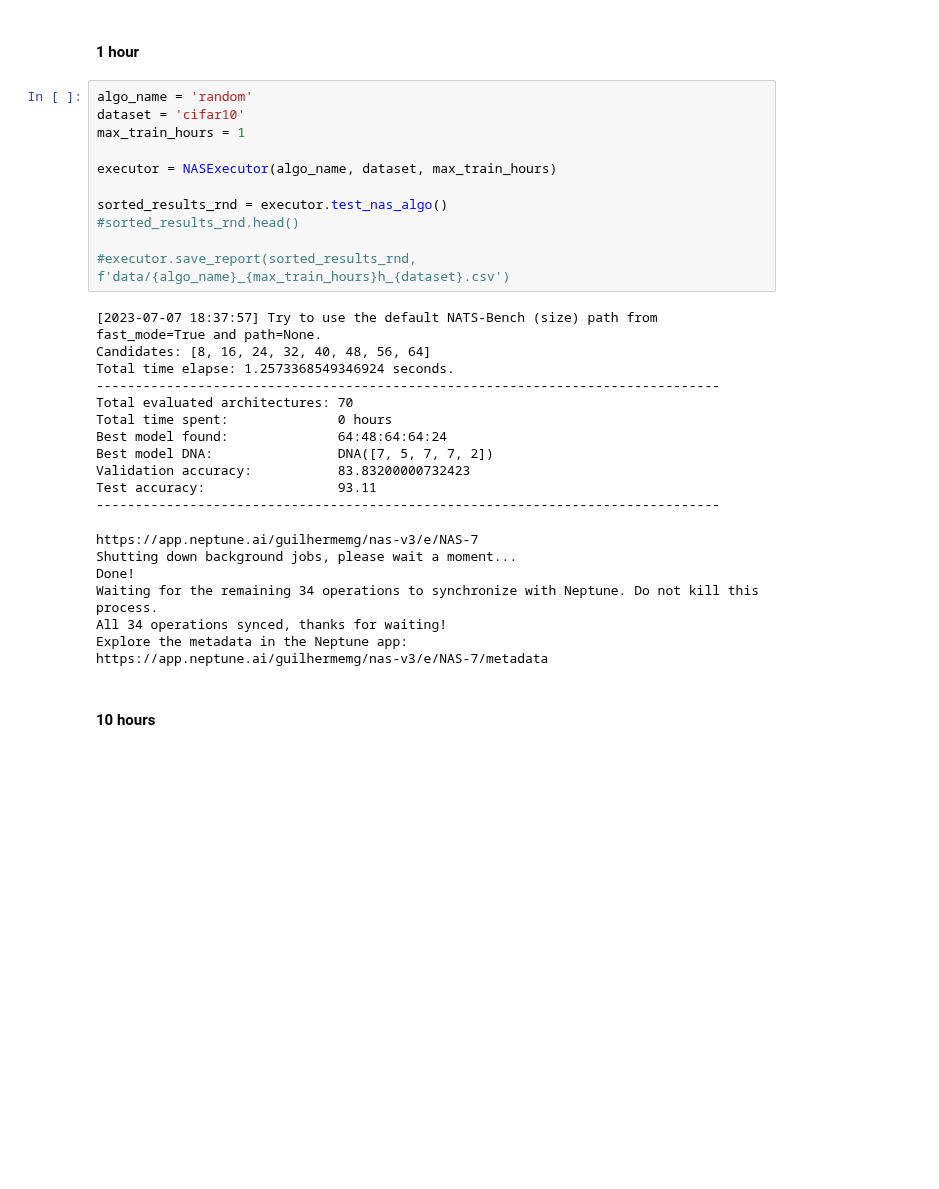
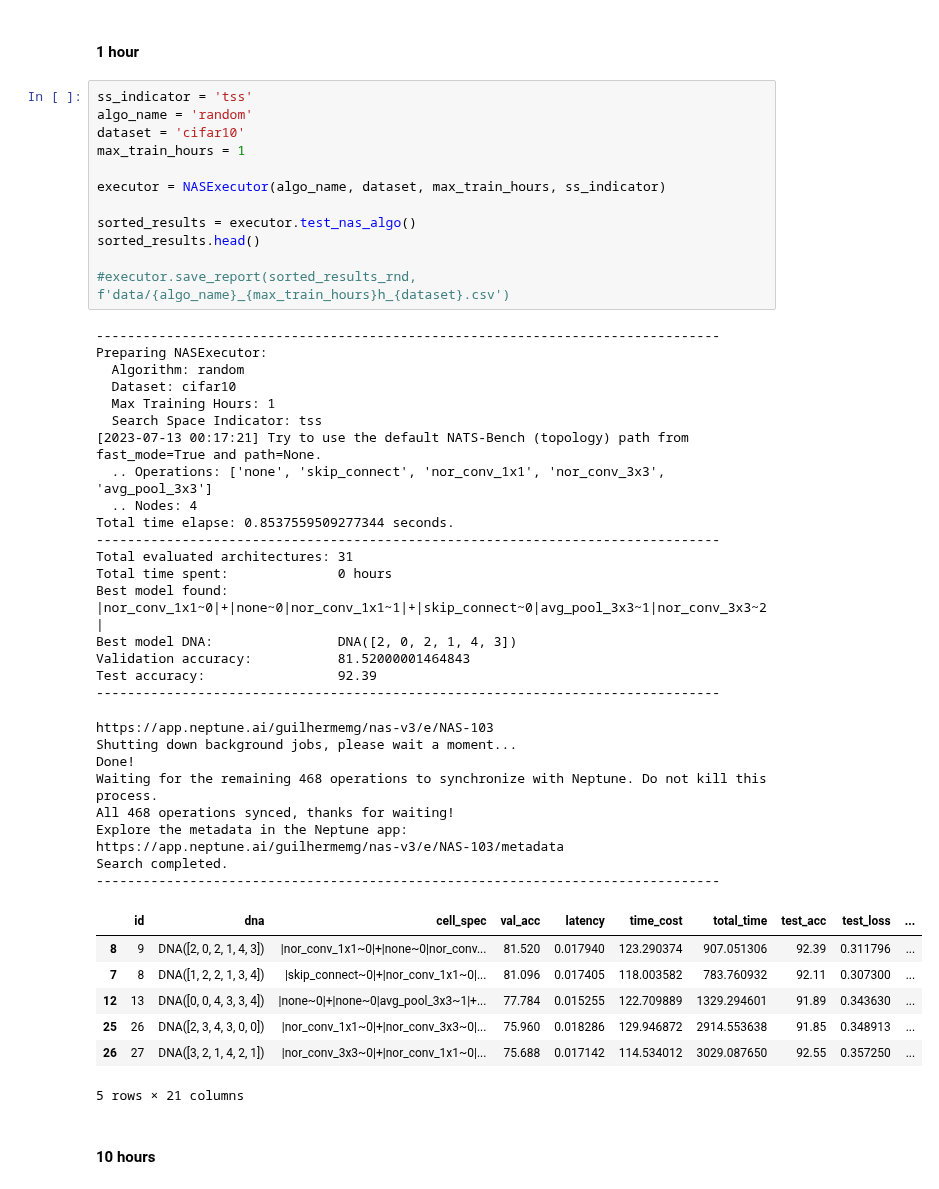
Before and after one commit to guilhermemg/icao_nets_training, a Jupyter notebook: project/training/nas_v3_validation/run_experiments.ipynb, the cells around one changed output. Cells and saved outputs as stored; diff of their text form; blank space fills up the shorter version.

Commit message:
estudo de nats-bench topology search space (tss)

```diff
--- a/project/training/nas_v3_validation/run_experiments.ipynb
+++ b/project/training/nas_v3_validation/run_experiments.ipynb
@@ -128,35 +79,52 @@ Waiting for the remaining 375 operations to synchronize with Neptune. Do not kil
 # %% [markdown]
 #### 1 hour
 # %%
+ss_indicator = 'tss'
 algo_name = 'random'
 dataset = 'cifar10'
 max_train_hours = 1
 
-executor = NASExecutor(algo_name, dataset, max_train_hours)
+executor = NASExecutor(algo_name, dataset, max_train_hours, ss_indicator)
 
-sorted_results_rnd = executor.test_nas_algo()
-#sorted_results_rnd.head()
+sorted_results = executor.test_nas_algo()
+sorted_results.head()
 
 #executor.save_report(sorted_results_rnd, f'data/{algo_name}_{max_train_hours}h_{dataset}.csv')
 # %% [output]
-[2023-07-07 18:37:57] Try to use the default NATS-Bench (size) path from fast_mode=True and path=None.
-Candidates: [8, 16, 24, 32, 40, 48, 56, 64]
-Total time elapse: 1.2573368549346924 seconds.
 --------------------------------------------------------------------------------
-Total evaluated architectures: 70
+Preparing NASExecutor:
+  Algorithm: random
+  Dataset: cifar10
+  Max Training Hours: 1
+  Search Space Indicator: tss
+[2023-07-13 00:17:21] Try to use the default NATS-Bench (topology) path from fast_mode=True and path=None.
+  .. Operations: ['none', 'skip_connect', 'nor_conv_1x1', 'nor_conv_3x3', 'avg_pool_3x3']
+  .. Nodes: 4
+Total time elapse: 0.8537559509277344 seconds.
+--------------------------------------------------------------------------------
+Total evaluated architectures: 31
 Total time spent:              0 hours
-Best model found:              64:48:64:64:24
-Best model DNA:                DNA([7, 5, 7, 7, 2])
-Validation accuracy:           83.83200000732423
-Test accuracy:                 93.11
+Best model found:              |nor_conv_1x1~0|+|none~0|nor_conv_1x1~1|+|skip_connect~0|avg_pool_3x3~1|nor_conv_3x3~2|
+Best model DNA:                DNA([2, 0, 2, 1, 4, 3])
+Validation accuracy:           81.52000001464843
+Test accuracy:                 92.39
 --------------------------------------------------------------------------------
-https://app.neptune.ai/guilhermemg/nas-v3/e/NAS-7
+https://app.neptune.ai/guilhermemg/nas-v3/e/NAS-103
 Shutting down background jobs, please wait a moment...
 Done!
-Waiting for the remaining 34 operations to synchronize with Neptune. Do not kill this process.
-All 34 operations synced, thanks for waiting!
+Waiting for the remaining 468 operations to synchronize with Neptune. Do not kill this process.
+All 468 operations synced, thanks for waiting!
 Explore the metadata in the Neptune app:
-https://app.neptune.ai/guilhermemg/nas-v3/e/NAS-7/metadata
+https://app.neptune.ai/guilhermemg/nas-v3/e/NAS-103/metadata
+Search completed.
+--------------------------------------------------------------------------------
+|  | id | dna | cell_spec | val_acc | latency | time_cost | total_time | test_acc | test_loss | ... |
+| 8 | 9 | DNA([2, 0, 2, 1, 4, 3]) | |nor_conv_1x1~0|+|none~0|nor_conv... | 81.520 | 0.017940 | 123.290374 | 907.051306 | 92.39 | 0.311796 | ... |
+| 7 | 8 | DNA([1, 2, 2, 1, 3, 4]) | |skip_connect~0|+|nor_conv_1x1~0|... | 81.096 | 0.017405 | 118.003582 | 783.760932 | 92.11 | 0.307300 | ... |
+| 12 | 13 | DNA([0, 0, 4, 3, 3, 4]) | |none~0|+|none~0|avg_pool_3x3~1|+... | 77.784 | 0.015255 | 122.709889 | 1329.294601 | 91.89 | 0.343630 | ... |
+| 25 | 26 | DNA([2, 3, 4, 3, 0, 0]) | |nor_conv_1x1~0|+|nor_conv_3x3~0|... | 75.960 | 0.018286 | 129.946872 | 2914.553638 | 91.85 | 0.348913 | ... |
+| 26 | 27 | DNA([3, 2, 1, 4, 2, 1]) | |nor_conv_3x3~0|+|nor_conv_1x1~0|... | 75.688 | 0.017142 | 114.534012 | 3029.087650 | 92.55 | 0.357250 | ... |
+5 rows × 21 columns
 # %% [markdown]
 #### 10 hours
 # %%
```
Also changed, not shown: parts of 50 cells of this notebook, 7 other files.
